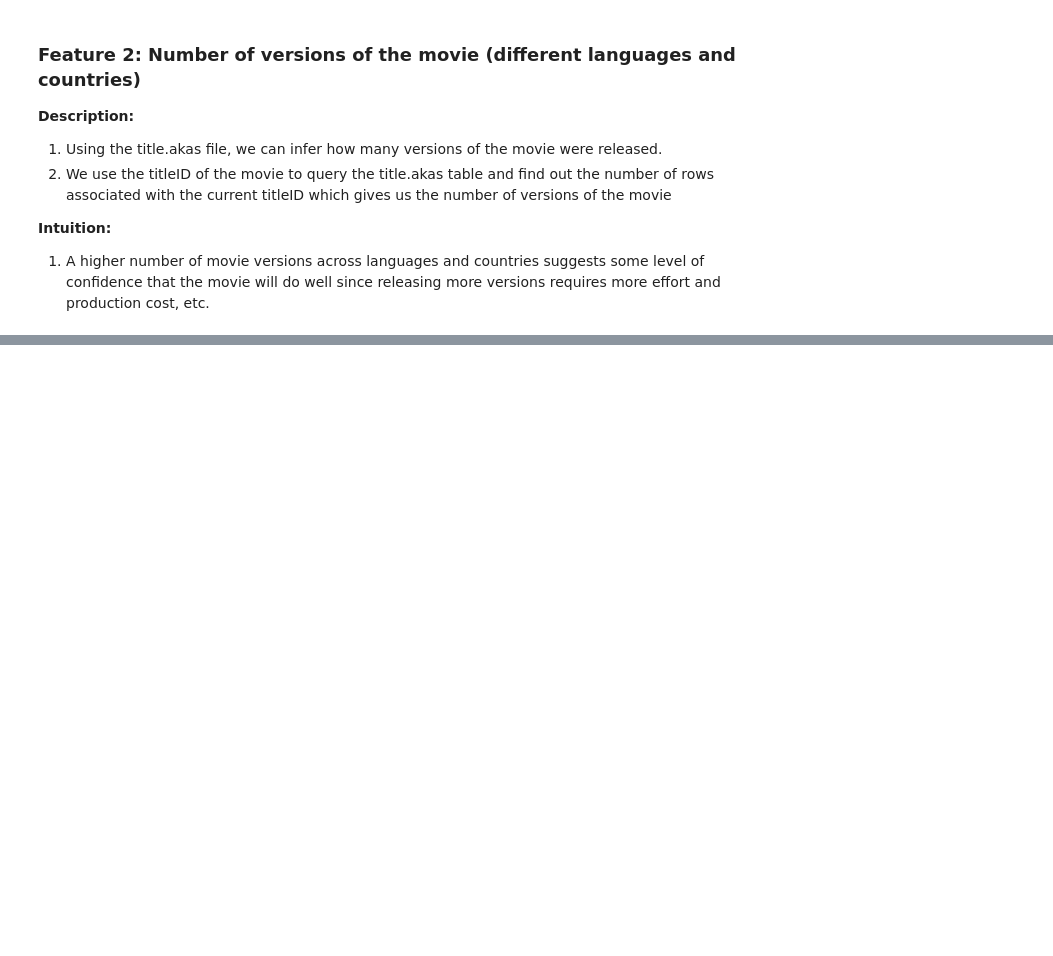
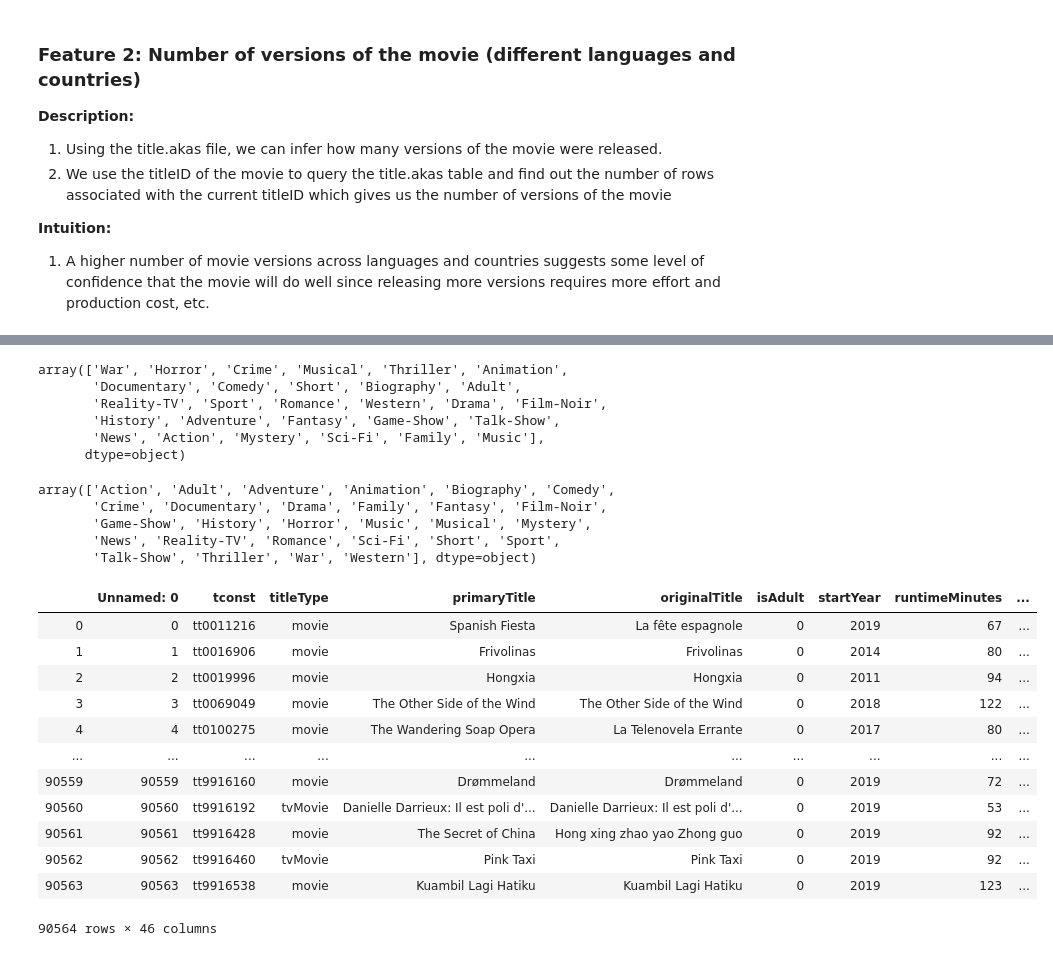
Before and after one commit to kedarbartake98/IMDB_movie_rating_prediction, a Jupyter notebook: notebooks/Feature Engineering.ipynb, the cells around one changed output, grey strips where cells are left out. Cells and saved outputs as stored; diff of their text form; code cells hidden in the pictures; blank space fills up the shorter version.

```diff
--- a/notebooks/Feature Engineering.ipynb
+++ b/notebooks/Feature Engineering.ipynb
@@ -395,0 +422,42 @@ movies_df['num_versions']
+# %%
+# List all genres
+
+genres = pd.read_csv(os.path.join(INTERIM_DIR, 'genres.csv'))['genres'].values
+genres
+# %% [output]
+array(['War', 'Horror', 'Crime', 'Musical', 'Thriller', 'Animation',
+       'Documentary', 'Comedy', 'Short', 'Biography', 'Adult',
+       'Reality-TV', 'Sport', 'Romance', 'Western', 'Drama', 'Film-Noir',
+       'History', 'Adventure', 'Fantasy', 'Game-Show', 'Talk-Show',
+       'News', 'Action', 'Mystery', 'Sci-Fi', 'Family', 'Music'],
+      dtype=object)
+# %%
+binarizer = MultiLabelBinarizer()
+binarizer.fit([list(genres)])
+binarizer.classes_
+# %% [output]
+array(['Action', 'Adult', 'Adventure', 'Animation', 'Biography', 'Comedy',
+       'Crime', 'Documentary', 'Drama', 'Family', 'Fantasy', 'Film-Noir',
+       'Game-Show', 'History', 'Horror', 'Music', 'Musical', 'Mystery',
+       'News', 'Reality-TV', 'Romance', 'Sci-Fi', 'Short', 'Sport',
+       'Talk-Show', 'Thriller', 'War', 'Western'], dtype=object)
+# %%
+mllabels = binarizer.transform(movies_df['genres'].apply(lambda x: [x for x in x.split(',') if x!=[]]))
+# %%
+labels = pd.DataFrame(data=mllabels, columns=binarizer.classes_)
+# %%
+pd.concat([movies_df, labels], axis=1)
+# %% [output]
+|  | Unnamed: 0 | tconst | titleType | primaryTitle | originalTitle | isAdult | startYear | runtimeMinutes | ... |
+| 0 | 0 | tt0011216 | movie | Spanish Fiesta | La fête espagnole | 0 | 2019 | 67 | ... |
+| 1 | 1 | tt0016906 | movie | Frivolinas | Frivolinas | 0 | 2014 | 80 | ... |
+| 2 | 2 | tt0019996 | movie | Hongxia | Hongxia | 0 | 2011 | 94 | ... |
+| 3 | 3 | tt0069049 | movie | The Other Side of the Wind | The Other Side of the Wind | 0 | 2018 | 122 | ... |
+| 4 | 4 | tt0100275 | movie | The Wandering Soap Opera | La Telenovela Errante | 0 | 2017 | 80 | ... |
+| ... | ... | ... | ... | ... | ... | ... | ... | ... | ... |
+| 90559 | 90559 | tt9916160 | movie | Drømmeland | Drømmeland | 0 | 2019 | 72 | ... |
+| 90560 | 90560 | tt9916192 | tvMovie | Danielle Darrieux: Il est poli d'... | Danielle Darrieux: Il est poli d'... | 0 | 2019 | 53 | ... |
+| 90561 | 90561 | tt9916428 | movie | The Secret of China | Hong xing zhao yao Zhong guo | 0 | 2019 | 92 | ... |
+| 90562 | 90562 | tt9916460 | tvMovie | Pink Taxi | Pink Taxi | 0 | 2019 | 92 | ... |
+| 90563 | 90563 | tt9916538 | movie | Kuambil Lagi Hatiku | Kuambil Lagi Hatiku | 0 | 2019 | 123 | ... |
+90564 rows × 46 columns
```
Also changed, not shown: parts of 14 cells of this notebook, 2 other files.
